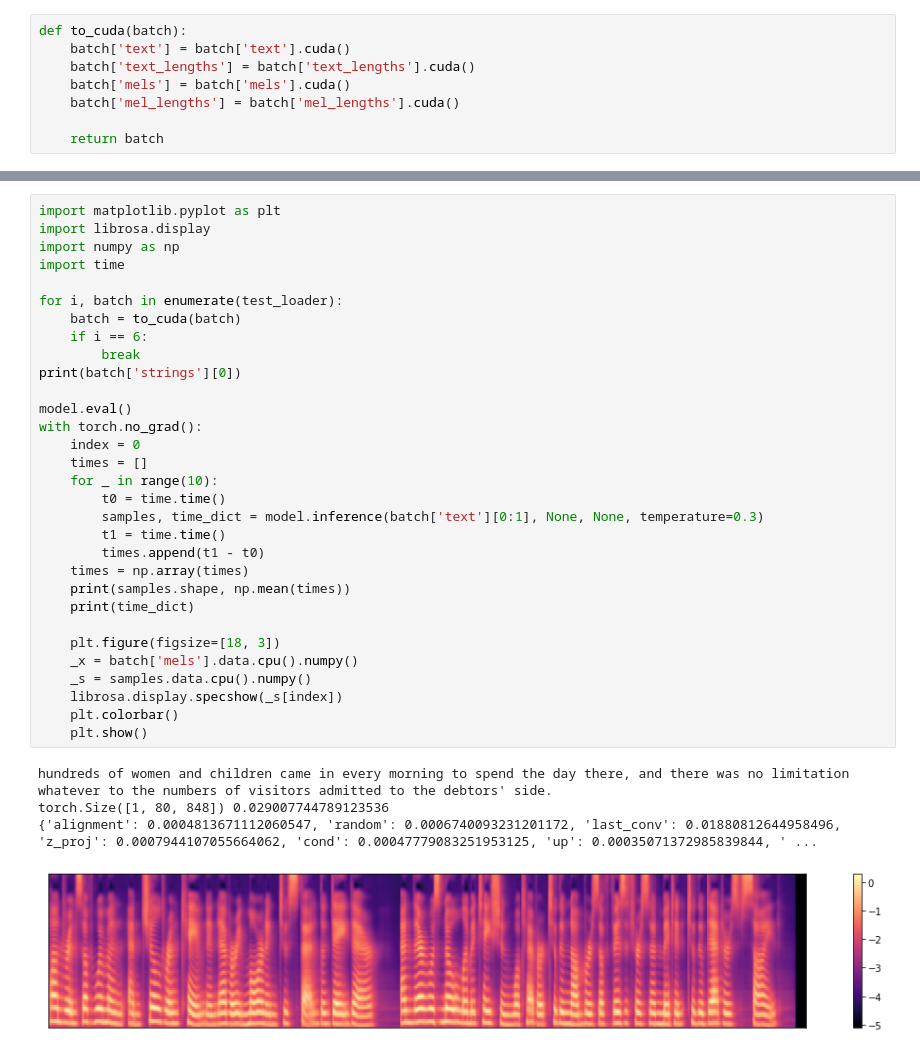
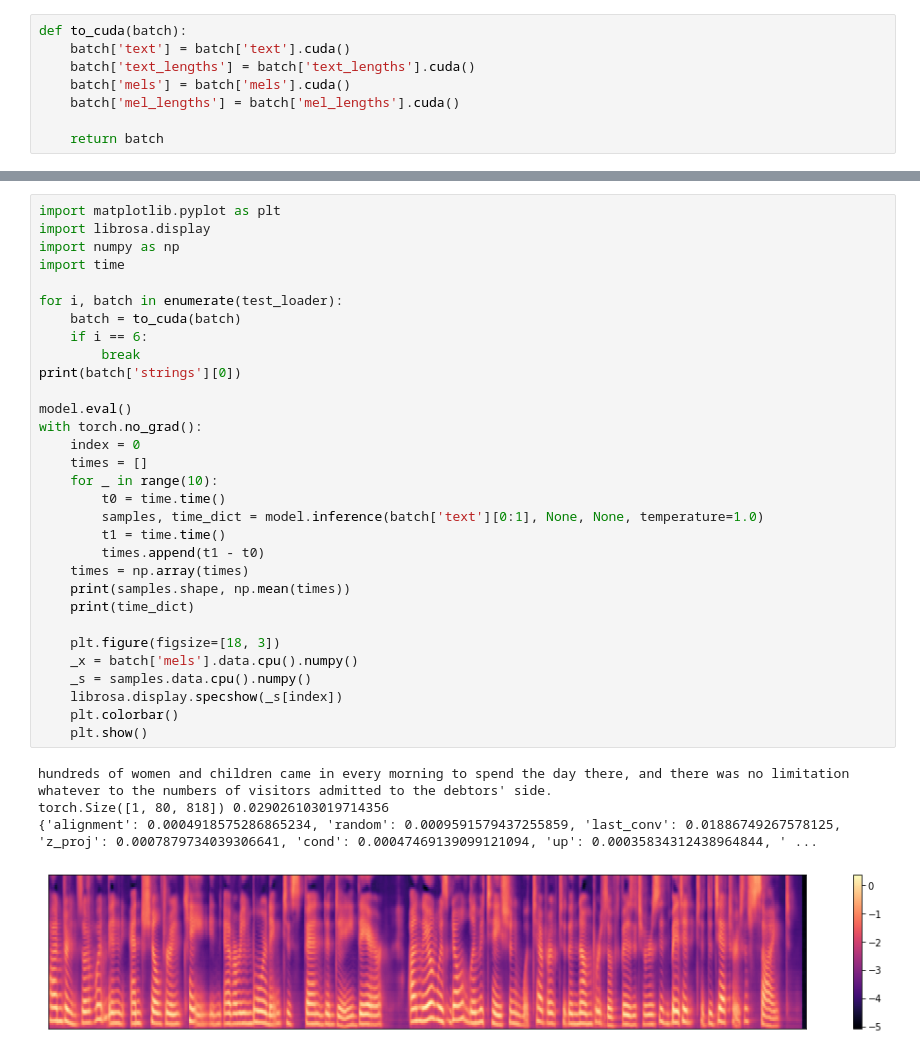
Before and after one commit to scpark20/kimchi-tts, a Jupyter notebook: train_W5G.ipynb, the cells around one changed output, grey strips where cells are left out. Saved outputs shown, nothing was run; the diff lists cells and outputs as text.

```diff
--- a/train_W5G.ipynb
+++ b/train_W5G.ipynb
@@ -262,37 +266,37 @@ import matplotlib.pyplot as plt
 import librosa.display
 import numpy as np
 import time
 
 for i, batch in enumerate(test_loader):
     batch = to_cuda(batch)
     if i == 6:
         break
 print(batch['strings'][0])
 
 model.eval()
 with torch.no_grad():
     index = 0
     times = []
     for _ in range(10):
         t0 = time.time()
-        samples, time_dict = model.inference(batch['text'][0:1], None, None, temperature=0.3)
+        samples, time_dict = model.inference(batch['text'][0:1], None, None, temperature=1.0)
         t1 = time.time()
         times.append(t1 - t0)
     times = np.array(times)
     print(samples.shape, np.mean(times))
     print(time_dict)
 
     plt.figure(figsize=[18, 3])
     _x = batch['mels'].data.cpu().numpy()
     _s = samples.data.cpu().numpy()
     librosa.display.specshow(_s[index])
     plt.colorbar()
     plt.show()
 # %% [output]
 hundreds of women and children came in every morning to spend the day there, and there was no limitation whatever to the numbers of visitors admitted to the debtors' side.
-torch.Size([1, 80, 848]) 0.029007744789123536
-{'alignment': 0.0004813671112060547, 'random': 0.0006740093231201172, 'last_conv': 0.01880812644958496, 'z_proj': 0.0007944107055664062, 'cond': 0.00047779083251953125, 'up': 0.00035071372985839844, ' ...
+torch.Size([1, 80, 818]) 0.029026103019714356
+{'alignment': 0.0004918575286865234, 'random': 0.0009591579437255859, 'last_conv': 0.01886749267578125, 'z_proj': 0.0007879734039306641, 'cond': 0.00047469139099121094, 'up': 0.00035834312438964844, ' ...
-[figure, old version]
+[figure, new version]
 # %%
 vocoder.eval()
 with torch.no_grad():
```
Also changed, not shown: parts of 3 cells of this notebook, 4 other files.
